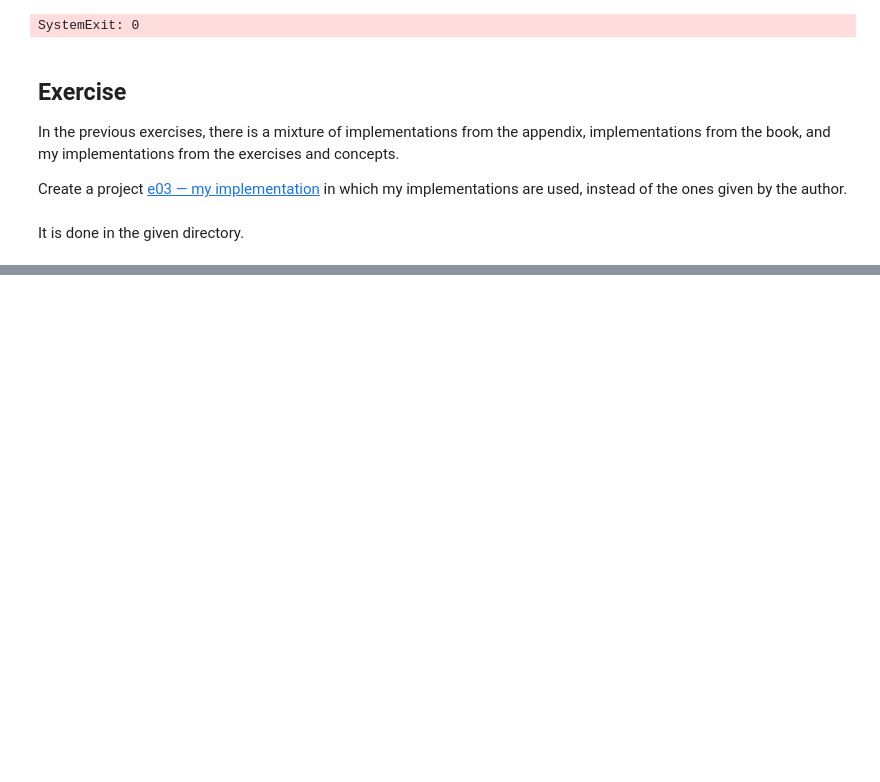
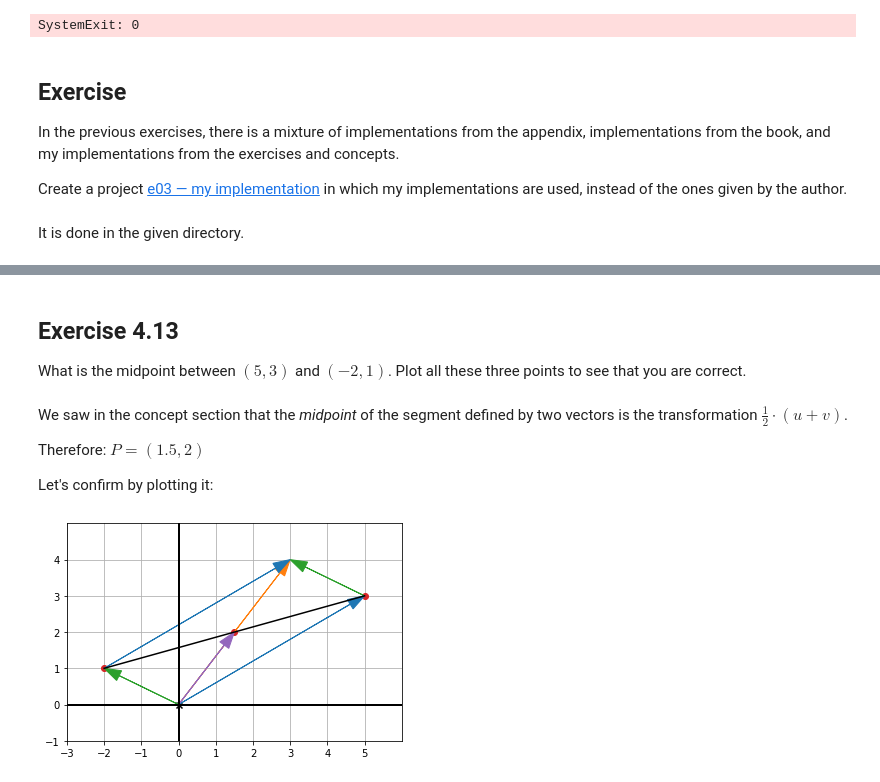
Before and after one commit to sergiofgonzalez/math-workbench, a Jupyter notebook: 03-transformations/e02-transformation-exercises-notebook/transformations_exercises.ipynb, the cells around one changed output, grey strips where cells are left out. Saved outputs shown, nothing was run; the diff lists cells and outputs as text; code cells hidden in the pictures; blank space fills up the shorter version.

Commit message:
Add some linear transformations exercises

```diff
--- a/03-transformations/e02-transformation-exercises-notebook/transformations_exercises.ipynb
+++ b/03-transformations/e02-transformation-exercises-notebook/transformations_exercises.ipynb
@@ -346,0 +406,31 @@ It is done in the given directory.
+# %% [markdown]
+## Exercise 4.13
+
+What is the midpoint between $ (5, 3) $ and $ (-2, 1) $. Plot all these three points to see that you are correct.
+# %% [markdown]
+We saw in the concept section that the *midpoint* of the segment defined by two vectors is the transformation $ \frac{1}{2} \cdot (u + v) $.
+
+Therefore: $ P = (1.5, 2 ) $
+
+Let's confirm by plotting it:
+# %%
+from my_draw2d import *
+from vectors_my_implementation import *
+
+u = (5, 3)
+v = (-2, 1)
+midpoint = scale(0.5, add(u, v))
+
+draw2d(
+    Arrow2D(add(u, v), color=orange),
+    Arrow2D(add(u, v), u, color=green),
+    Arrow2D(add(u, v), v, color=blue),
+    Segment2D(u, v, color=black),
+    Points2D(u, v, midpoint, color=red),
+    Arrow2D(u, color=blue),
+    Arrow2D(v, color=green),
+    Arrow2D(midpoint, color=purple)
+
+)
+# %% [output]
+[figure, added]
```
Also changed, not shown: parts of 19 cells of this notebook, 6 other files.
